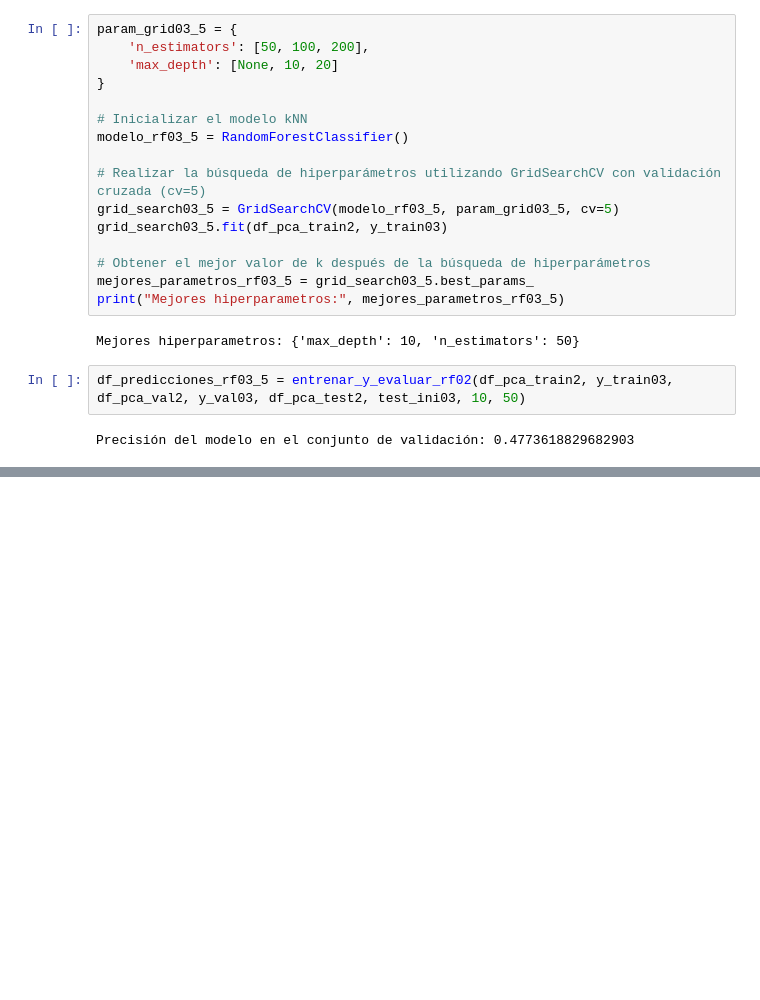
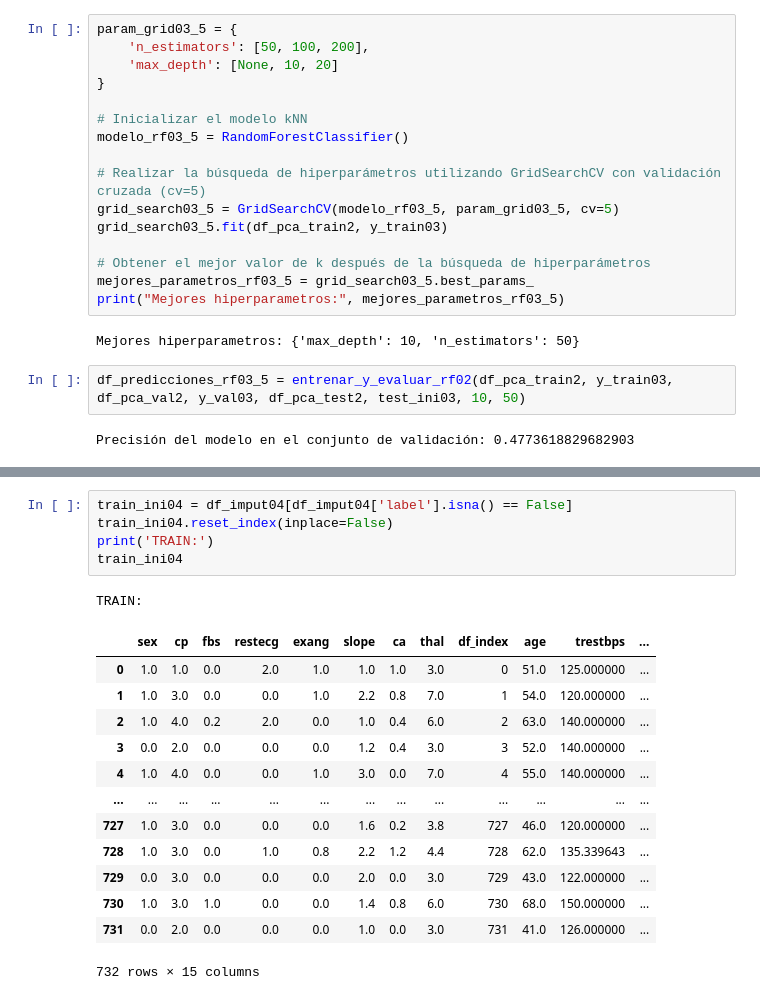
Before and after one commit to nachoreyesv/DATA_PROJECT_3, a Jupyter notebook: Ejecutable/Ines/pruebas.ipynb, the cells around one changed output, grey strips where cells are left out. Saved outputs shown, nothing was run; the diff lists cells and outputs as text; blank space fills up the shorter version.

```diff
--- a/Ejecutable/Ines/pruebas.ipynb
+++ b/Ejecutable/Ines/pruebas.ipynb
@@ -1268,0 +1375,20 @@ Precisión del modelo en el conjunto de validación: 0.4773618829682903
+# %%
+train_ini04 = df_imput04[df_imput04['label'].isna() == False]
+train_ini04.reset_index(inplace=False)
+print('TRAIN:')
+train_ini04
+# %% [output]
+TRAIN:
+|  | sex | cp | fbs | restecg | exang | slope | ca | thal | df_index | age | trestbps | ... |
+| 0 | 1.0 | 1.0 | 0.0 | 2.0 | 1.0 | 1.0 | 1.0 | 3.0 | 0 | 51.0 | 125.000000 | ... |
+| 1 | 1.0 | 3.0 | 0.0 | 0.0 | 1.0 | 2.2 | 0.8 | 7.0 | 1 | 54.0 | 120.000000 | ... |
+| 2 | 1.0 | 4.0 | 0.2 | 2.0 | 0.0 | 1.0 | 0.4 | 6.0 | 2 | 63.0 | 140.000000 | ... |
+| 3 | 0.0 | 2.0 | 0.0 | 0.0 | 0.0 | 1.2 | 0.4 | 3.0 | 3 | 52.0 | 140.000000 | ... |
+| 4 | 1.0 | 4.0 | 0.0 | 0.0 | 1.0 | 3.0 | 0.0 | 7.0 | 4 | 55.0 | 140.000000 | ... |
+| ... | ... | ... | ... | ... | ... | ... | ... | ... | ... | ... | ... | ... |
+| 727 | 1.0 | 3.0 | 0.0 | 0.0 | 0.0 | 1.6 | 0.2 | 3.8 | 727 | 46.0 | 120.000000 | ... |
+| 728 | 1.0 | 3.0 | 0.0 | 1.0 | 0.8 | 2.2 | 1.2 | 4.4 | 728 | 62.0 | 135.339643 | ... |
+| 729 | 0.0 | 3.0 | 0.0 | 0.0 | 0.0 | 2.0 | 0.0 | 3.0 | 729 | 43.0 | 122.000000 | ... |
+| 730 | 1.0 | 3.0 | 1.0 | 0.0 | 0.0 | 1.4 | 0.8 | 6.0 | 730 | 68.0 | 150.000000 | ... |
+| 731 | 0.0 | 2.0 | 0.0 | 0.0 | 0.0 | 1.0 | 0.0 | 3.0 | 731 | 41.0 | 126.000000 | ... |
+732 rows × 15 columns
```
Also changed, not shown: parts of 77 cells of this notebook, 1 other file.
